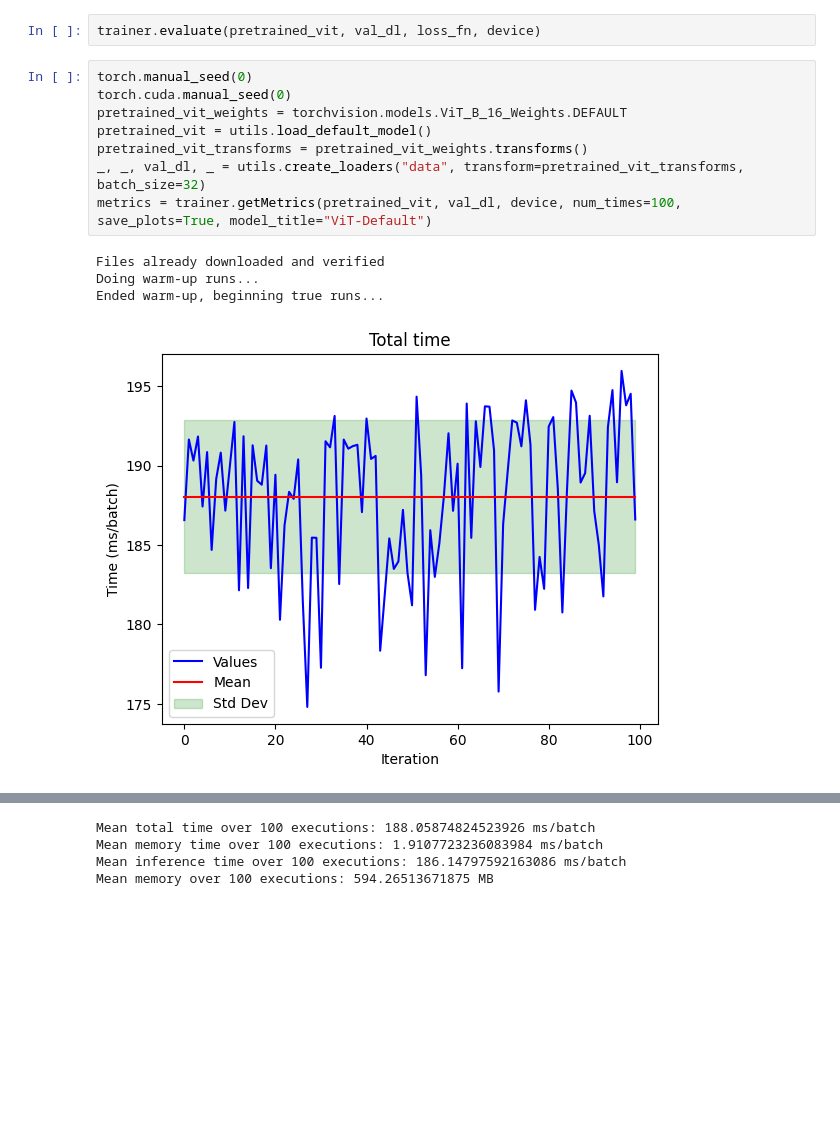
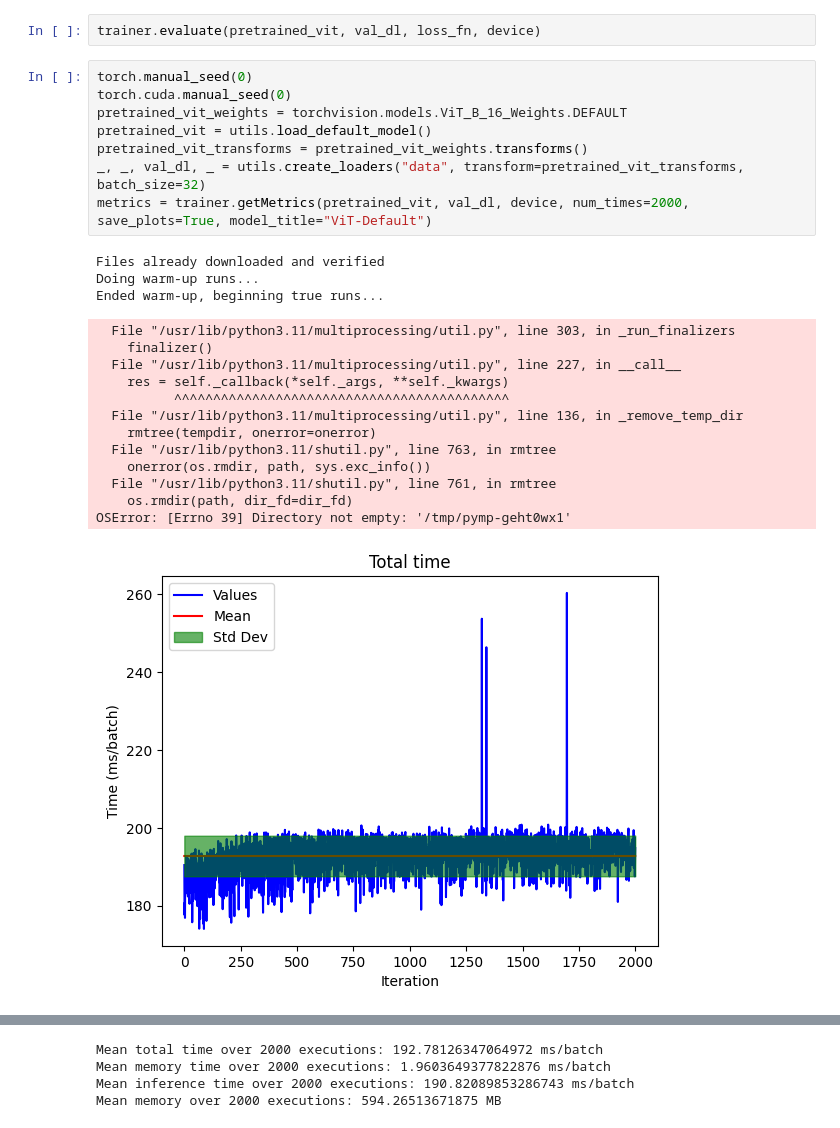
Before and after one commit to Aleixrei73/TFG-Efficient-Vision-Transformer-Inference-on-Edge-Devices, a Jupyter notebook: sample_model_training.ipynb, the cells around one changed output, grey strips where cells are left out. Saved outputs shown, nothing was run; the diff lists cells and outputs as text; blank space fills up the shorter version.

Commit message:
Times computed and upgraded metrics function

```diff
--- a/sample_model_training.ipynb
+++ b/sample_model_training.ipynb
@@ -79,13 +79,25 @@ trainer.evaluate(pretrained_vit, val_dl, loss_fn, device)
 # %%
 torch.manual_seed(0)
 torch.cuda.manual_seed(0)
 pretrained_vit_weights = torchvision.models.ViT_B_16_Weights.DEFAULT
 pretrained_vit = utils.load_default_model()
 pretrained_vit_transforms = pretrained_vit_weights.transforms()
 _, _, val_dl, _ = utils.create_loaders("data", transform=pretrained_vit_transforms, batch_size=32)
-metrics = trainer.getMetrics(pretrained_vit, val_dl, device, num_times=100, save_plots=True, model_title="ViT-Default")
+metrics = trainer.getMetrics(pretrained_vit, val_dl, device, num_times=2000, save_plots=True, model_title="ViT-Default")
 # %% [output]
 Files already downloaded and verified
 Doing warm-up runs...
 Ended warm-up, beginning true runs...
+  File "/usr/lib/python3.11/multiprocessing/util.py", line 303, in _run_finalizers
+    finalizer()
+  File "/usr/lib/python3.11/multiprocessing/util.py", line 227, in __call__
+    res = self._callback(*self._args, **self._kwargs)
+          ^^^^^^^^^^^^^^^^^^^^^^^^^^^^^^^^^^^^^^^^^^^
+  File "/usr/lib/python3.11/multiprocessing/util.py", line 136, in _remove_temp_dir
+    rmtree(tempdir, onerror=onerror)
+  File "/usr/lib/python3.11/shutil.py", line 763, in rmtree
+    onerror(os.rmdir, path, sys.exc_info())
+  File "/usr/lib/python3.11/shutil.py", line 761, in rmtree
+    os.rmdir(path, dir_fd=dir_fd)
+OSError: [Errno 39] Directory not empty: '/tmp/pymp-geht0wx1'
-[figure, old version]
+[figure, new version]
@@ -95,4 +107,4 @@ Ended warm-up, beginning true runs...
-Mean total time over 100 executions: 188.05874824523926 ms/batch
-Mean memory time over 100 executions: 1.9107723236083984 ms/batch
-Mean inference time over 100 executions: 186.14797592163086 ms/batch
-Mean memory over 100 executions: 594.26513671875 MB
+Mean total time over 2000 executions: 192.78126347064972 ms/batch
+Mean memory time over 2000 executions: 1.9603649377822876 ms/batch
+Mean inference time over 2000 executions: 190.82089853286743 ms/batch
+Mean memory over 2000 executions: 594.26513671875 MB
```
Also changed, not shown: parts of 1 cell of this notebook, 12 other files.
